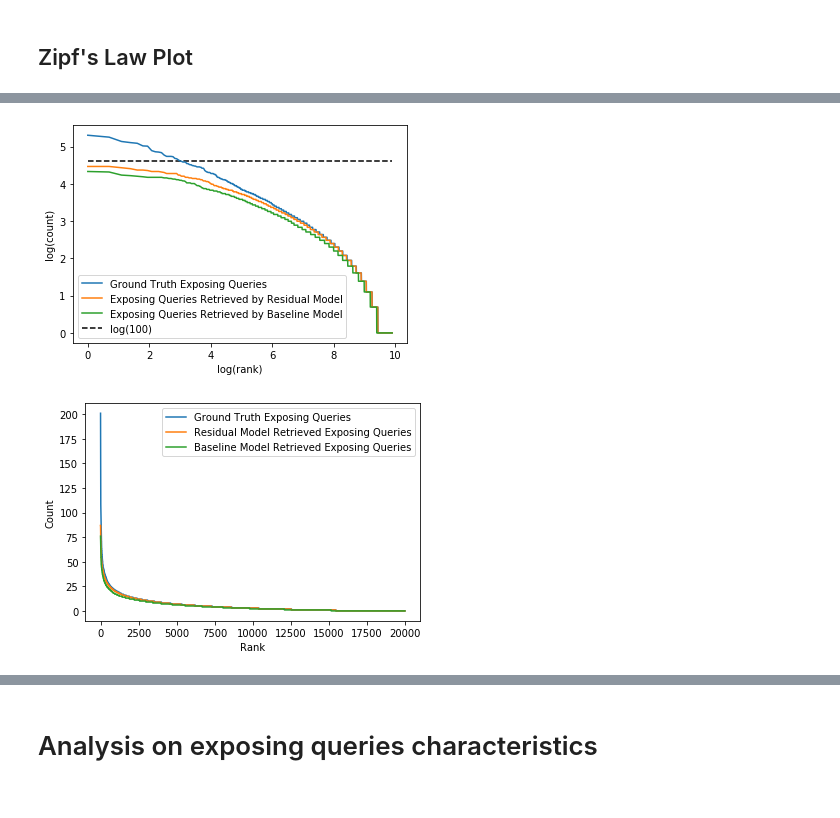
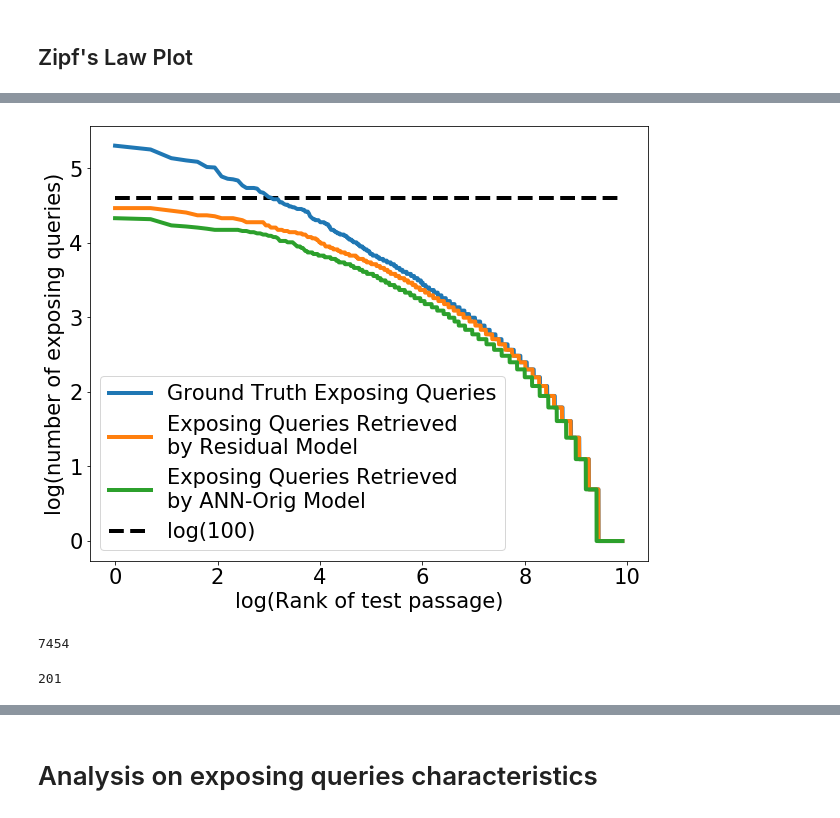
Before and after one commit to Chipxiang/search-exposure, a Jupyter notebook: visualization/final_plots.ipynb, the cells around one changed output, grey strips where cells are left out. Cells and saved outputs as stored; diff of their text form; code cells hidden in the pictures.

```diff
--- a/visualization/final_plots.ipynb
+++ b/visualization/final_plots.ipynb
@@ -132,0 +435,32 @@ def plot_zipf(results, true_dict):
+# %%
+def plot_zipf_log_log(results, true_dict):
+    plt.rcParams.update({'font.size': 21})
+    baseline_rank = results["forward_baseline_rank_test"]
+    residual_rank = results["pred_rank_test"]
+    n = len(baseline_rank)
+    base = []
+    model = []
+    true = []
+    for pid, ranks in baseline_rank.items():
+        base.append(np.log(max(len(delete_zeros(ranks)),1)))
+        model.append(np.log(max(1,len(delete_zeros(residual_rank[pid])))))
+        true.append(np.log(max(1,len(true_dict.get(pid, [])))))
+    base = sorted(base, reverse=True)
+    model = sorted(model, reverse=True)
+    true = sorted(true, reverse=True)
+    x_rank = [np.log(i) for i in range(1,n+1)]
+    plt.figure(figsize=(10,8))
+#     x_rank = [np.log(i) for i in range(1,n+1)]
+    width = 4.0
+    plt.plot(x_rank, true, label="Ground Truth Exposing Queries", linewidth=width)
+    plt.plot(x_rank, model, label="Exposing Queries Retrieved \nby Residual Model", linewidth=width)
+    plt.plot(x_rank, base, label="Exposing Queries Retrieved \nby ANN-Orig Model", linewidth=width)
+    plt.hlines(np.log(100), 0, np.log(n), linestyles='dashed', label="log(100)", linewidth=width)
+    plt.xlabel("log(Rank of test passage)")
+    plt.ylabel("log(number of exposing queries)")
+    plt.legend(loc="lower left")
+    plt.savefig("log_log.pdf",dpi=2400, bbox_inches = 'tight')
+    plt.show()
+    ref = [np.log(100), 1, n]
+
+#     return x_rank, true, model, base, ref
@@ -133,8 +475,12 @@ def plot_zipf(results, true_dict):
 # %%
-plot_zipf_log(results, true_dict_100)
+plot_zipf_log_log(results, true_dict_100)
 # %% [output]
-[figure, old version]
+[figure, new version]
-# %%
-plot_zipf(results, true_dict_100)
-# %% [output]
-[figure, removed]
+# %%
+sum(np.array(true_log_lin)==0)
+# %% [output]
+7454
+# %%
+max(true_lin_log)
+# %% [output]
+201
```
Also changed, not shown: parts of 44 cells of this notebook, 5 other files.
